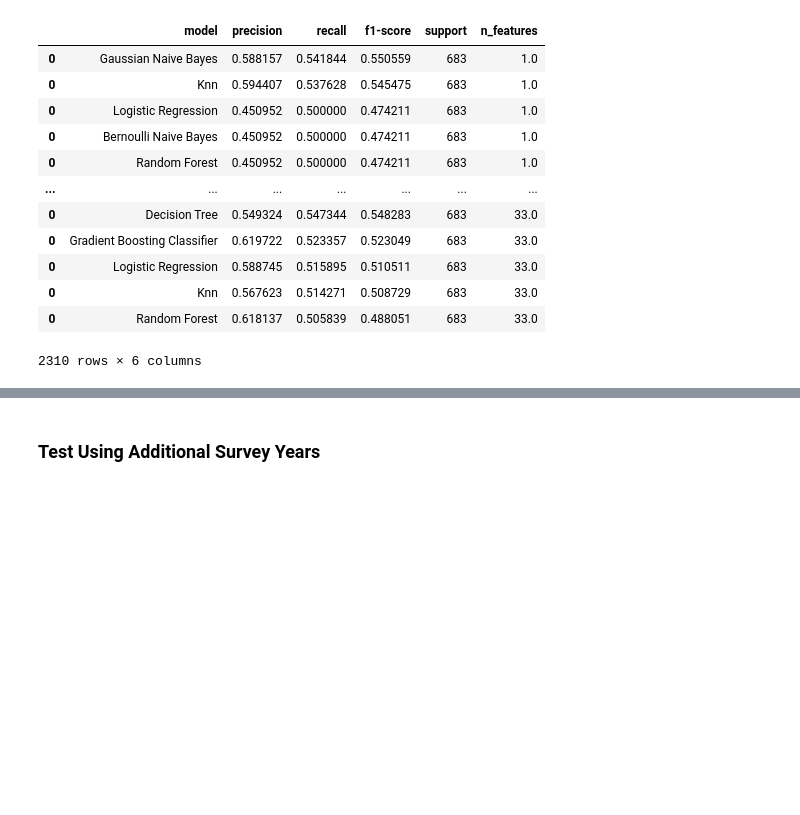
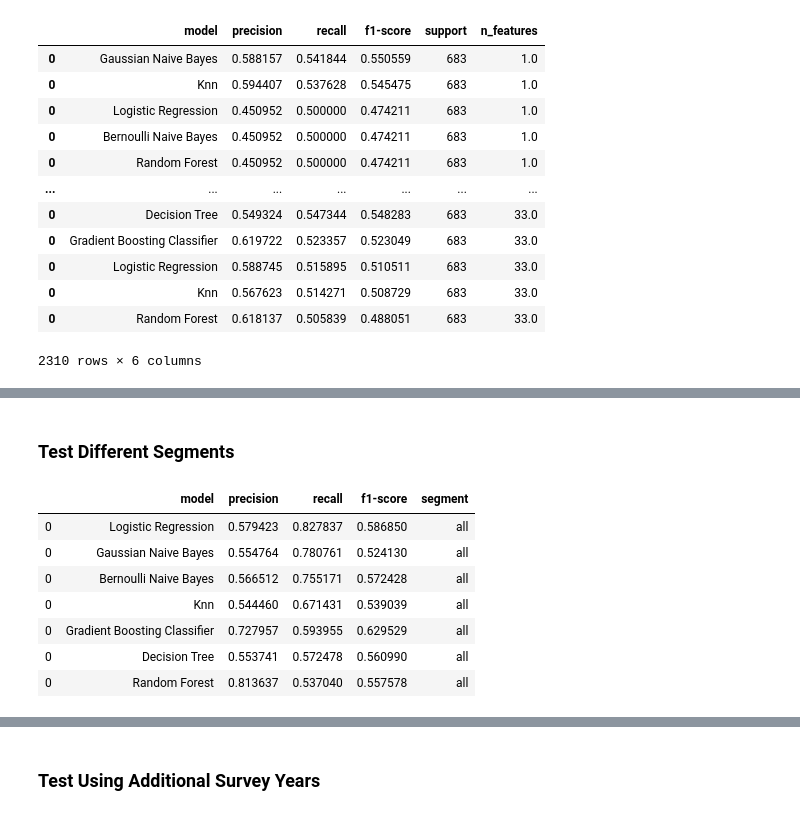
Before and after one commit to orenscarmeli/capstone210-ppd-carmeli_chari_hand_lee, a Jupyter notebook: modeling/initial_modeling.ipynb, the cells around one changed output, grey strips where cells are left out. Cells and saved outputs as stored; diff of their text form; code cells hidden in the pictures; blank space fills up the shorter version.

Commit message:
Incorporated K-fold cross validation and segmentation analysis

```diff
--- a/modeling/initial_modeling.ipynb
+++ b/modeling/initial_modeling.ipynb
@@ -594,3 +773,25 @@ alt.Chart(model_perf_nfeatures_rand).mark_point().encode(
 )
 # %% [output]
 [interactive output not drawn]
+# %% [markdown]
+### Test Different Segments
+# %%
+#All responders
+x_train, x_test, y_train, y_test = get_model_data(
+    original_df = cdc_survey,
+    columns = all_columns
+)
+
+baseline_model = baseline_models(x_train, y_train, x_test, y_test, do_smote=True)
+all_results = baseline_model[['model','precision','recall','f1-score']]
+all_results['segment']='all'
+all_results
+# %% [output]
+|  | model | precision | recall | f1-score | segment |
+| 0 | Logistic Regression | 0.579423 | 0.827837 | 0.586850 | all |
+| 0 | Gaussian Naive Bayes | 0.554764 | 0.780761 | 0.524130 | all |
+| 0 | Bernoulli Naive Bayes | 0.566512 | 0.755171 | 0.572428 | all |
+| 0 | Knn | 0.544460 | 0.671431 | 0.539039 | all |
+| 0 | Gradient Boosting Classifier | 0.727957 | 0.593955 | 0.629529 | all |
+| 0 | Decision Tree | 0.553741 | 0.572478 | 0.560990 | all |
+| 0 | Random Forest | 0.813637 | 0.537040 | 0.557578 | all |
```
Also changed, not shown: parts of 14 cells of this notebook.
